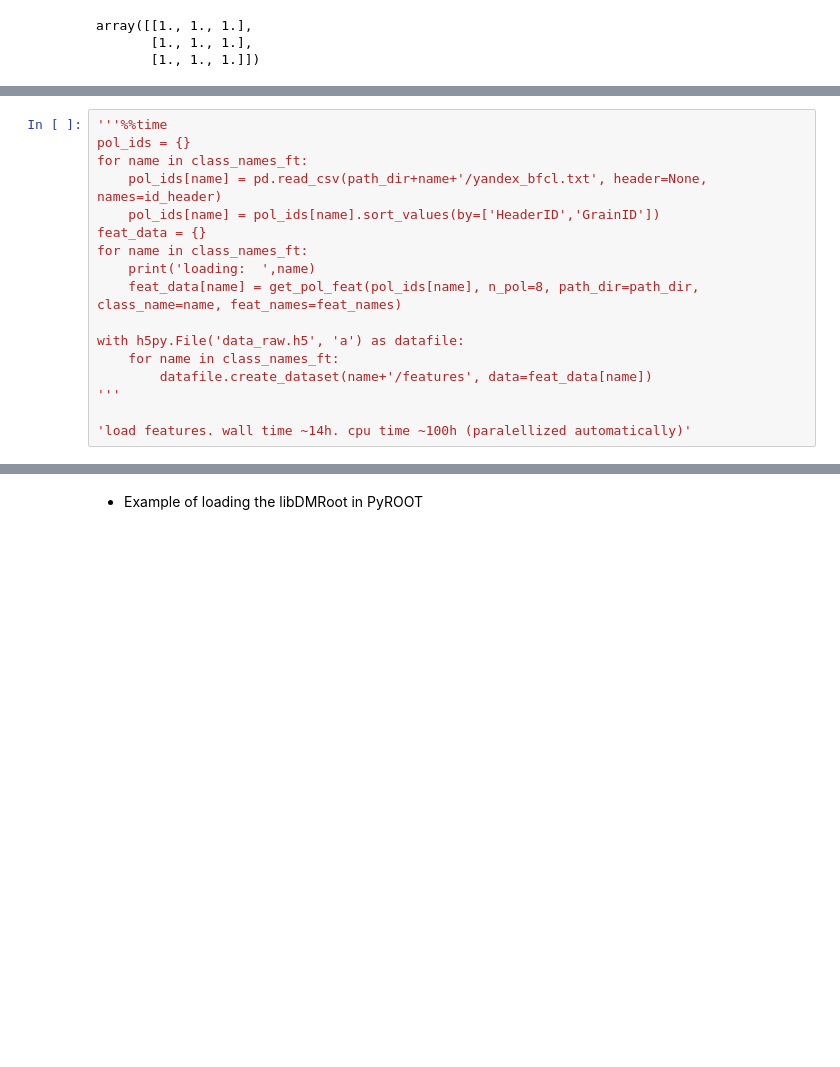
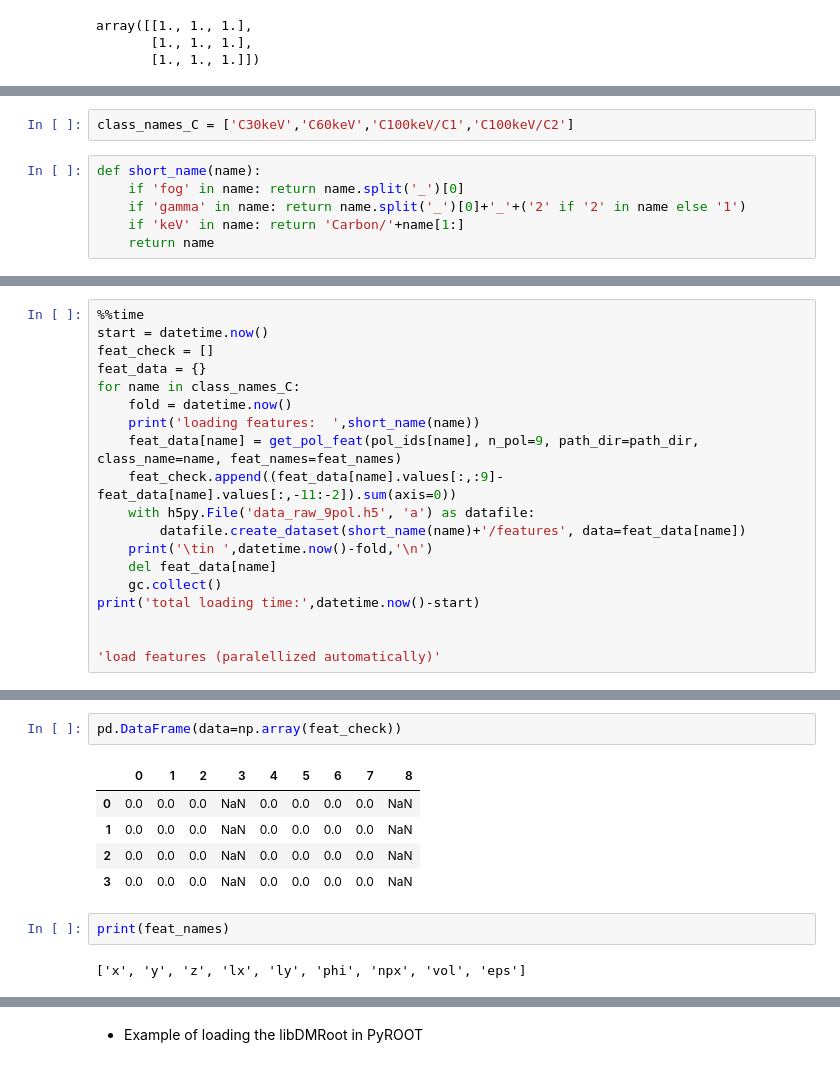
Before and after one commit to altairjericho/NEWS-phd, a Jupyter notebook: dataset.ipynb, the cells around one changed output, grey strips where cells are left out. Cells and saved outputs as stored; diff of their text form; blank space fills up the shorter version.

```diff
--- a/dataset.ipynb
+++ b/dataset.ipynb
@@ -30,0 +53,8 @@ feat_array += ['tr_flag','n_pol']
+# %%
+class_names_C = ['C30keV','C60keV','C100keV/C1','C100keV/C2']
+# %%
+def short_name(name):
+    if 'fog' in name: return name.split('_')[0]
+    if 'gamma' in name: return name.split('_')[0]+'_'+('2' if '2' in name else '1')
+    if 'keV' in name: return 'Carbon/'+name[1:]
+    return name
@@ -74,18 +136,20 @@ for name in class_names_ft:
 # %%
-'''%%time
-pol_ids = {}
-for name in class_names_ft:
-    pol_ids[name] = pd.read_csv(path_dir+name+'/yandex_bfcl.txt', header=None, names=id_header)
-    pol_ids[name] = pol_ids[name].sort_values(by=['HeaderID','GrainID'])
+%%time
+start = datetime.now()
+feat_check = []
 feat_data = {}
-for name in class_names_ft:
-    print('loading:  ',name)
-    feat_data[name] = get_pol_feat(pol_ids[name], n_pol=8, path_dir=path_dir, class_name=name, feat_names=feat_names)
+for name in class_names_C:
+    fold = datetime.now()
+    print('loading features:  ',short_name(name))
+    feat_data[name] = get_pol_feat(pol_ids[name], n_pol=9, path_dir=path_dir, class_name=name, feat_names=feat_names)
+    feat_check.append((feat_data[name].values[:,:9]-feat_data[name].values[:,-11:-2]).sum(axis=0))
+    with h5py.File('data_raw_9pol.h5', 'a') as datafile:
+        datafile.create_dataset(short_name(name)+'/features', data=feat_data[name])
+    print('\tin ',datetime.now()-fold,'\n')
+    del feat_data[name]
+    gc.collect()
+print('total loading time:',datetime.now()-start)
 
-with h5py.File('data_raw.h5', 'a') as datafile:
-    for name in class_names_ft:
-        datafile.create_dataset(name+'/features', data=feat_data[name])
-'''
 
-'load features. wall time ~14h. cpu time ~100h (paralellized automatically)'
+'load features (paralellized automatically)'
 # %% [output]
@@ -92,0 +179,12 @@ with h5py.File('data_raw.h5', 'a') as datafile:
+# %%
+pd.DataFrame(data=np.array(feat_check))
+# %% [output]
+|  | 0 | 1 | 2 | 3 | 4 | 5 | 6 | 7 | 8 |
+| 0 | 0.0 | 0.0 | 0.0 | NaN | 0.0 | 0.0 | 0.0 | 0.0 | NaN |
+| 1 | 0.0 | 0.0 | 0.0 | NaN | 0.0 | 0.0 | 0.0 | 0.0 | NaN |
+| 2 | 0.0 | 0.0 | 0.0 | NaN | 0.0 | 0.0 | 0.0 | 0.0 | NaN |
+| 3 | 0.0 | 0.0 | 0.0 | NaN | 0.0 | 0.0 | 0.0 | 0.0 | NaN |
+# %%
+print(feat_names)
+# %% [output]
+['x', 'y', 'z', 'lx', 'ly', 'phi', 'npx', 'vol', 'eps']
```
Also changed, not shown: parts of 29 cells of this notebook, 11 other files.
